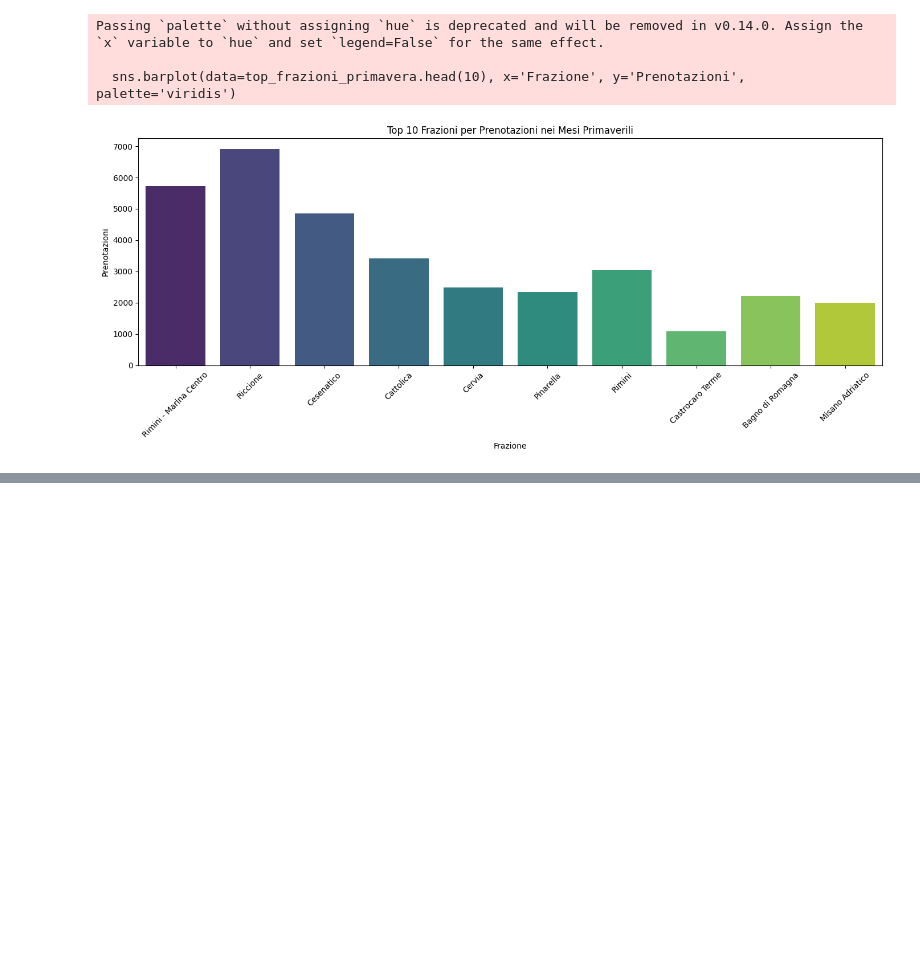
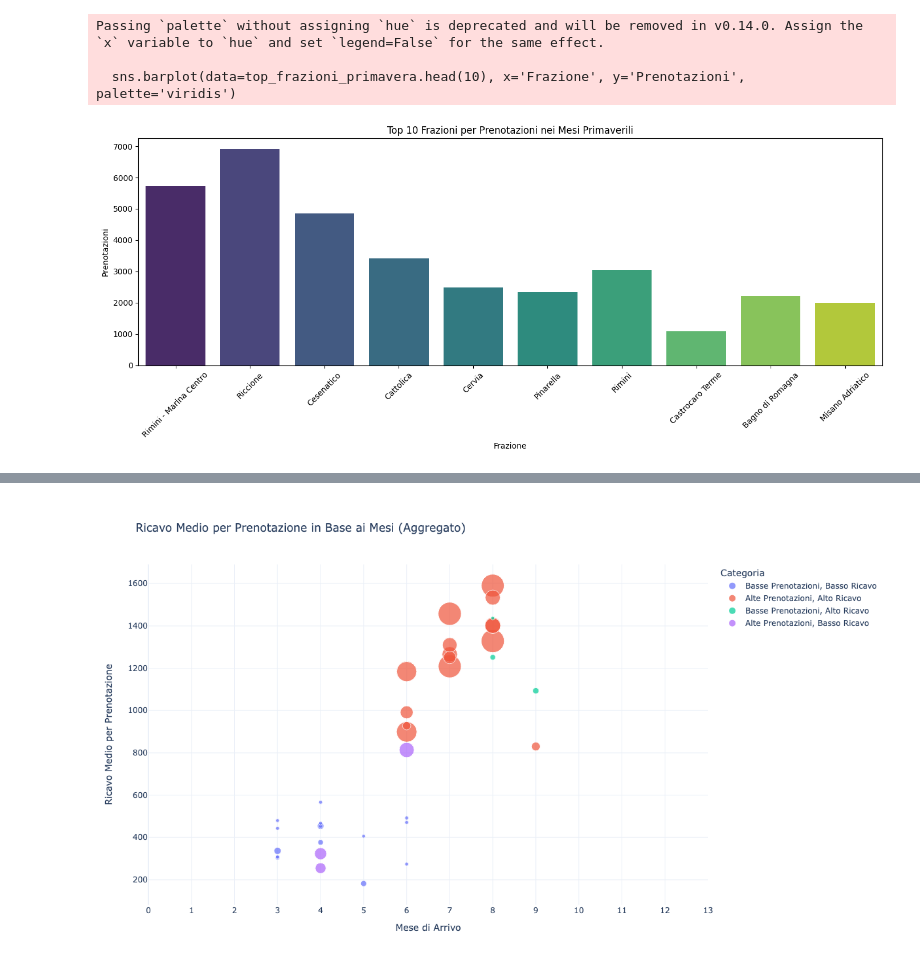
Before and after one commit to MrWou/analisi_prenotazioni, a Jupyter notebook: APT prenotazioni al 31_7.ipynb, the cells around one changed output, grey strips where cells are left out. Cells and saved outputs as stored; diff of their text form; code cells hidden in the pictures; blank space fills up the shorter version.

```diff
--- a/APT prenotazioni al 31_7.ipynb
+++ b/APT prenotazioni al 31_7.ipynb
@@ -282,0 +326,73 @@ plt.show()
+# %%
+import plotly.express as px
+import pandas as pd
+
+# Aggrega i dati per frazione e mese
+prenotazioni_aggregate = prenotazioni_filtrate.groupby(['Frazione', 'Prenotazione - data arrivo Mese']).agg({
+    'Prenotazioni': 'sum',                      # Somma delle prenotazioni
+    'Ricavi': 'sum'                             # Somma dei ricavi
+}).reset_index()
+
+# Calcola il ricavo medio per prenotazione aggregato
+prenotazioni_aggregate['Ricavo Medio per Prenotazione'] = prenotazioni_aggregate['Ricavi'] / prenotazioni_aggregate['Prenotazioni']
+
+# Classifica le frazioni nei cluster (come fatto precedentemente) dopo l'aggregazione
+soglia_prenotazioni = prenotazioni_aggregate['Prenotazioni'].median()
+soglia_ricavi = prenotazioni_aggregate['Ricavo Medio per Prenotazione'].median()
+
+# Funzione per classificare le frazioni nei cluster
+def classificazione(prenotazioni, ricavo_medio, soglia_prenotazioni, soglia_ricavi):
+    if prenotazioni > soglia_prenotazioni and ricavo_medio > soglia_ricavi:
+        return 'Alte Prenotazioni, Alto Ricavo'
+    elif prenotazioni > soglia_prenotazioni and ricavo_medio <= soglia_ricavi:
+        return 'Alte Prenotazioni, Basso Ricavo'
+    elif prenotazioni <= soglia_prenotazioni and ricavo_medio > soglia_ricavi:
+        return 'Basse Prenotazioni, Alto Ricavo'
+    else:
+        return 'Basse Prenotazioni, Basso Ricavo'
+
+# Applica la classificazione
+prenotazioni_aggregate['Categoria'] = prenotazioni_aggregate.apply(
+    lambda row: classificazione(row['Prenotazioni'], row['Ricavo Medio per Prenotazione'], soglia_prenotazioni, soglia_ricavi),
+    axis=1
+)
+
+# Creazione del grafico interattivo con Plotly usando i dati aggregati
+fig = px.scatter(
+    prenotazioni_aggregate,
+    x='Prenotazione - data arrivo Mese',  # Visualizzazione in base ai mesi
+    y='Ricavo Medio per Prenotazione',
+    color='Categoria',
+    hover_name='Frazione',  # Mostra il nome della frazione al passaggio del mouse
+    size='Prenotazioni',    # La dimensione dei punti rappresenta il numero di prenotazioni
+    size_max=25,            # Riduce la dimensione massima dei punti
+    title='Ricavo Medio per Prenotazione in Base ai Mesi (Aggregato)',
+    labels={
+        'Prenotazione - data arrivo Mese': 'Mese di Arrivo',
+        'Ricavo Medio per Prenotazione': 'Ricavo Medio per Prenotazione',
+        'Categoria': 'Categoria'
+    },
+    template='plotly_white'  # Stile del grafico
+)
+
+# Aggiusta il range degli assi per ingrandire la vista
+fig.update_layout(
+    xaxis=dict(
+        title='Mese di Arrivo',
+        tickmode='linear',  # Mostra tutti i mesi sull'asse
+        tickvals=list(range(1, 13)),  # Mostra i mesi da 1 a 12
+        range=[0, 13]  # Estende il range dell'asse X per includere tutti i mesi
+    ),
+    yaxis=dict(
+        title='Ricavo Medio per Prenotazione',
+        range=[prenotazioni_aggregate['Ricavo Medio per Prenotazione'].min() - 100,
+               prenotazioni_aggregate['Ricavo Medio per Prenotazione'].max() + 100]  # Estende il range dell'asse Y
+    ),
+    width=1000,  # Imposta una larghezza maggiore per il grafico
+    height=700   # Imposta un'altezza maggiore per il grafico
+)
+
+# Mostra il grafico interattivo
+fig.show()
+# %% [output]
+[figure, added]
```
Also changed, not shown: parts of 3 cells of this notebook.
